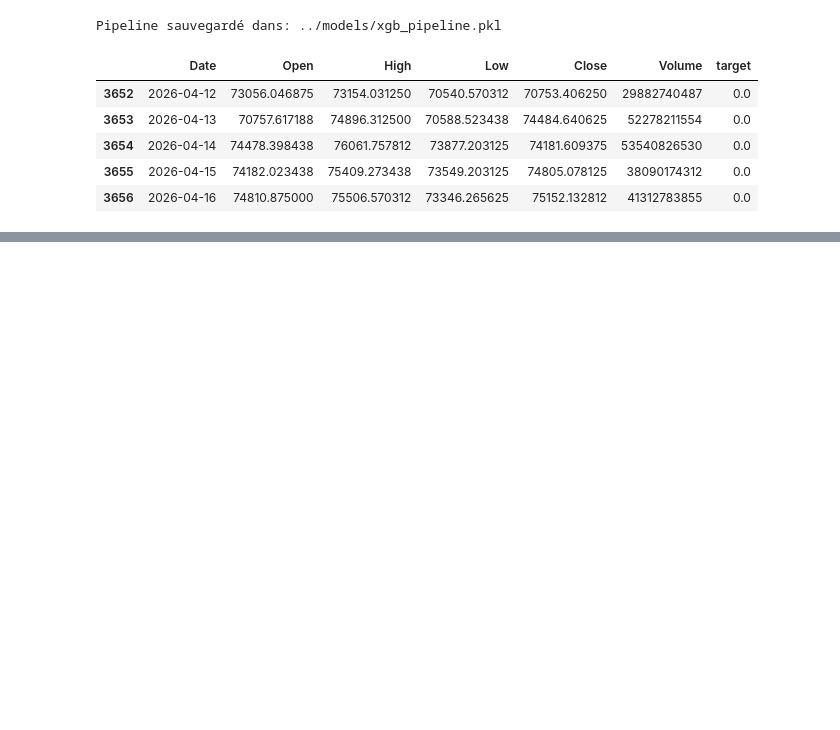
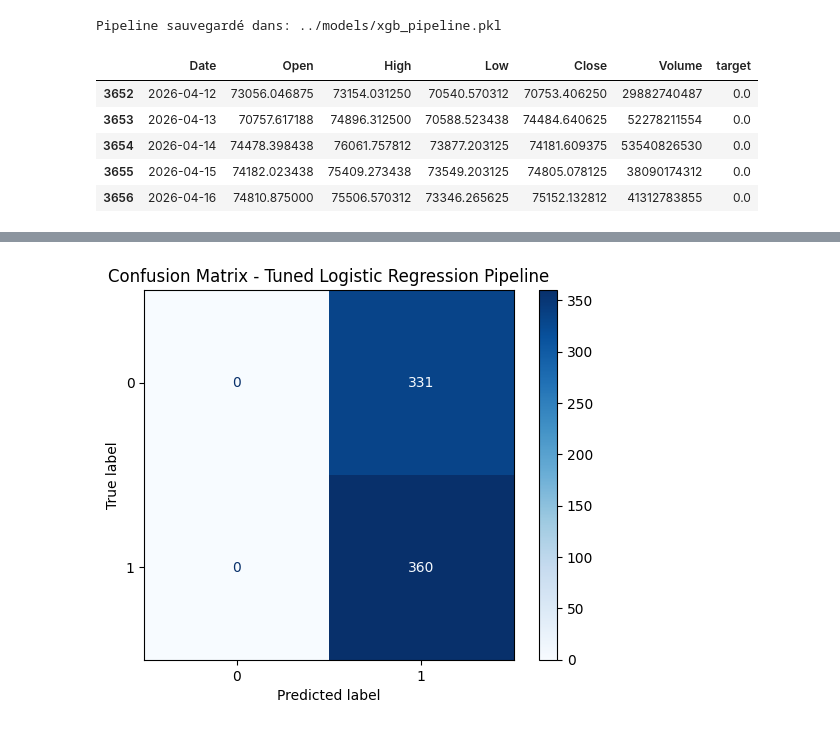
Before and after one commit to Geoffgrid/ai_for_finance, a Jupyter notebook: notebook/new_models.ipynb, the cells around one changed output, grey strips where cells are left out. Cells and saved outputs as stored; diff of their text form; code cells hidden in the pictures; blank space fills up the shorter version.

```diff
--- a/notebook/new_models.ipynb
+++ b/notebook/new_models.ipynb
@@ -554,0 +625,64 @@ TensorFlow version: 2.21.0
+# %%
+# ===================================================
+# 10bis) Tuning du modèle linéaire avec TimeSeriesCV
+# ===================================================
+
+RUN_LINEAR_TUNING = True
+
+if RUN_LINEAR_TUNING:
+    tscv = TimeSeriesSplit(n_splits=4)
+
+    param_distributions_linear = {
+        "pca__n_components": [0.80, 0.90, 0.95, 0.99],
+        "model__C": np.logspace(-3, 2, 20),
+        "model__penalty": ["l1", "l2"],
+        "model__solver": ["liblinear", "saga"],
+        "model__class_weight": [None, "balanced"],
+    }
+
+    random_search_linear = RandomizedSearchCV(
+        estimator=linear_pipeline,
+        param_distributions=param_distributions_linear,
+        n_iter=20,
+        scoring="f1",
+        cv=tscv,
+        random_state=RANDOM_STATE,
+        n_jobs=-1,
+        verbose=1,
+    )
+
+    random_search_linear.fit(X_train, y_train)
+
+    print("\n===== Meilleurs paramètres Logistic Regression =====")
+    print(random_search_linear.best_params_)
+    print("Meilleur score CV (f1):", random_search_linear.best_score_)
+
+    best_linear_pipeline = random_search_linear.best_estimator_
+
+    y_pred_linear = best_linear_pipeline.predict(X_test)
+    y_proba_linear = best_linear_pipeline.predict_proba(X_test)[:, 1]
+
+    acc_linear = accuracy_score(y_test, y_pred_linear)
+    prec_linear = precision_score(y_test, y_pred_linear, zero_division=0)
+    rec_linear = recall_score(y_test, y_pred_linear, zero_division=0)
+    f1_linear = f1_score(y_test, y_pred_linear, zero_division=0)
+
+    print("\n===== Metrics test après tuning =====")
+    print(f"Accuracy : {acc_linear:.4f}")
+    print(f"Precision: {prec_linear:.4f}")
+    print(f"Recall   : {rec_linear:.4f}")
+    print(f"F1-score : {f1_linear:.4f}")
+
+    print("\nClassification report après tuning:\n")
+    print(classification_report(y_test, y_pred_linear, digits=4))
+
+    cm_linear = confusion_matrix(y_test, y_pred_linear)
+    disp = ConfusionMatrixDisplay(confusion_matrix=cm_linear, display_labels=[0, 1])
+    disp.plot(cmap="Blues")
+    plt.title("Confusion Matrix - Tuned Logistic Regression Pipeline")
+    plt.show()
+
+else:
+    print("Tuning linéaire non lancé (RUN_LINEAR_TUNING=False).")
+    best_linear_pipeline = linear_pipeline
+# %% [output]
@@ -554,0 +706 @@ TensorFlow version: 2.21.0
+[figure, added]
```
Also changed, not shown: parts of 8 cells of this notebook, 2 other files.
